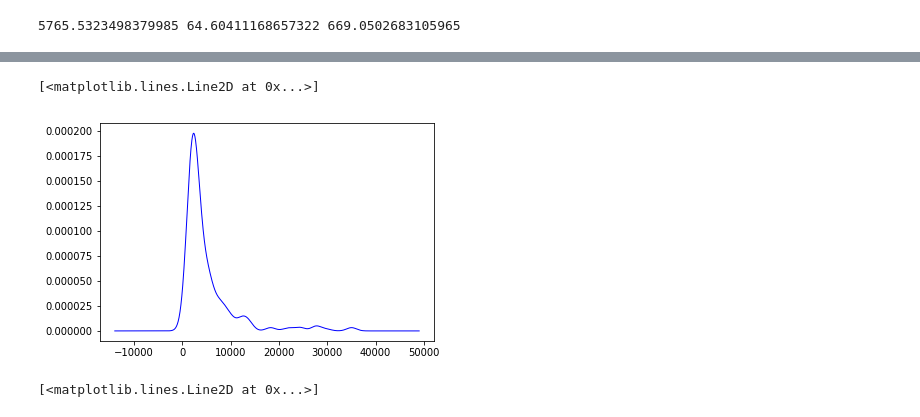
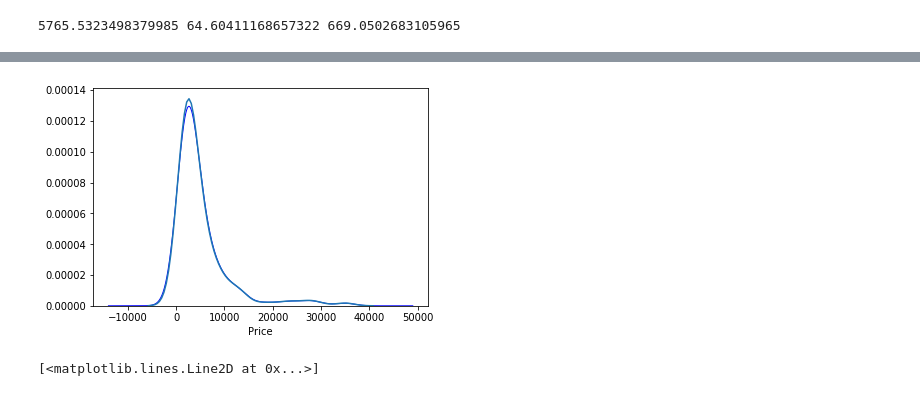
Before and after one commit to princeofpython/IndiaMart-Hackathon-2k19, a Jupyter notebook: phase1.ipynb, the cells around one changed output, grey strips where cells are left out. Cells and saved outputs as stored; diff of their text form; code cells hidden in the pictures.

```diff
--- a/phase1.ipynb
+++ b/phase1.ipynb
@@ -42,0 +22,12 @@ kurtadf.head()
+# %%
+try:
+  drilldf = pd.read_csv('./phaseone-drill.csv')
+  glovedf = pd.read_csv('./phaseone-gloves.csv')
+  kurtadf = pd.read_csv('./phaseone-kurta.csv')
+except:
+  try:
+    drilldf = pd.read_csv('https://raw.githubusercontent.com/nik299/IndiaMart-Hackathon-2k19/master/phaseone-drill.csv')
+    glovedf = pd.read_csv('https://raw.githubusercontent.com/nik299/IndiaMart-Hackathon-2k19/master/phaseone-gloves.csv')
+    kurtadf = pd.read_csv('https://raw.githubusercontent.com/nik299/IndiaMart-Hackathon-2k19/master/phaseone-kurta.csv')
+  except:
+    print("no file found and no internet connection")
@@ -203,11 +170,12 @@ def kde_scipy(x, x_grid, bandwidth, **kwargs):
     kde = gaussian_kde(x, bw_method=bandwidth / x.std(ddof=1), **kwargs)
     return kde.evaluate(x_grid)
 # %%
-y_grid=np.linspace(np.amin(npa)-(np.amax(npa)-np.amin(npa))*0.4,np.amax(npa)+(np.amax(npa)-np.amin(npa))*0.4,1000)
+y_grid=np.linspace(np.amin(npa)-(np.amax(npa)-np.amin(npa))*0.4,np.amax(npa)+(np.amax(npa)-np.amin(npa))*0.4,10000)
 ideal=1.06*(np.std(npa))*((len(npa)**(-1/5)))
-pdf = kde_scipy(npa, y_grid, bandwidth=ideal/2)
+pdf = kde_scipy(npa, y_grid, bandwidth=ideal)
 plt.plot(y_grid, pdf, color='blue', alpha=1, lw=1)
+sns.distplot(drill_ol['Price'],hist=False,kde=True)
+plt.show()
 # %% [output]
-[<matplotlib.lines.Line2D at 0x...>]
-[figure, old version]
+[figure, new version]
 # %%
```
Also changed, not shown: parts of 31 cells of this notebook.
